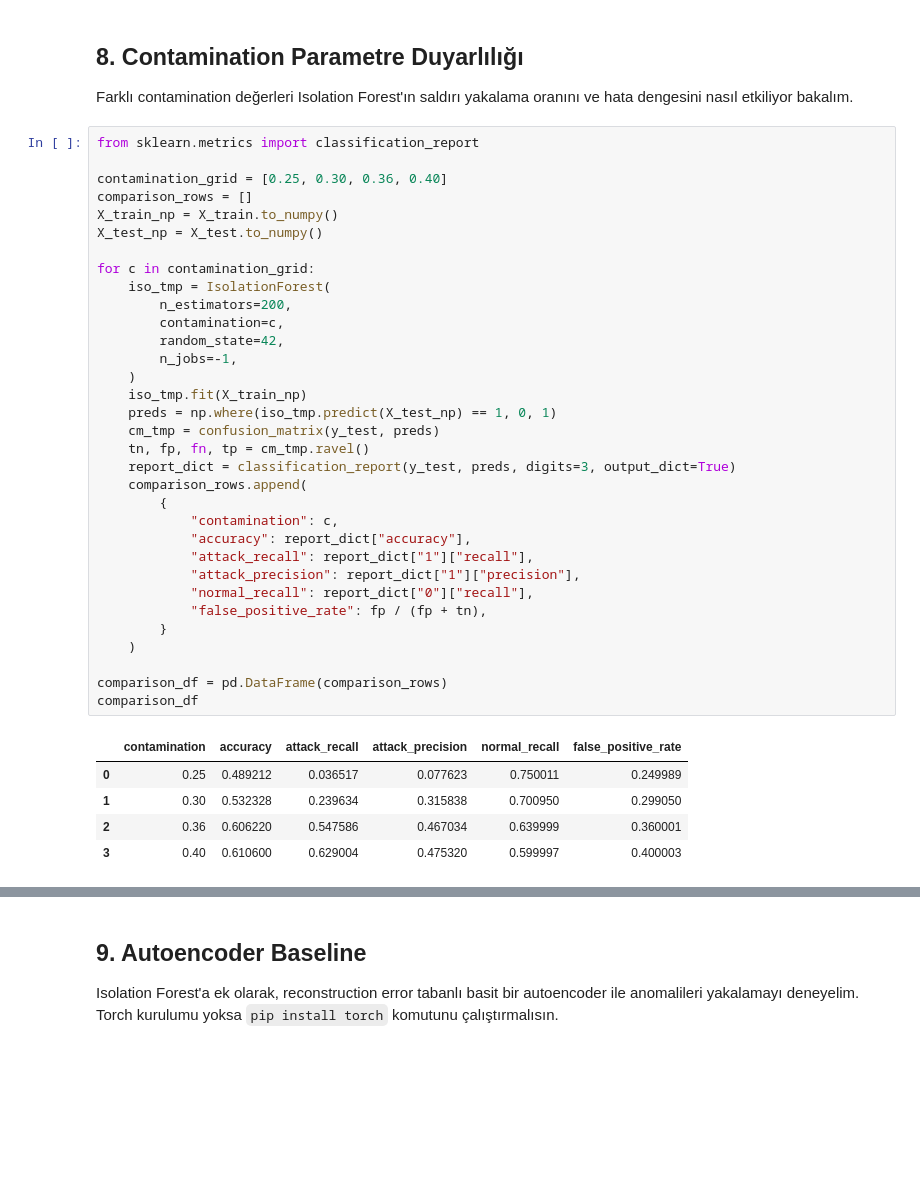
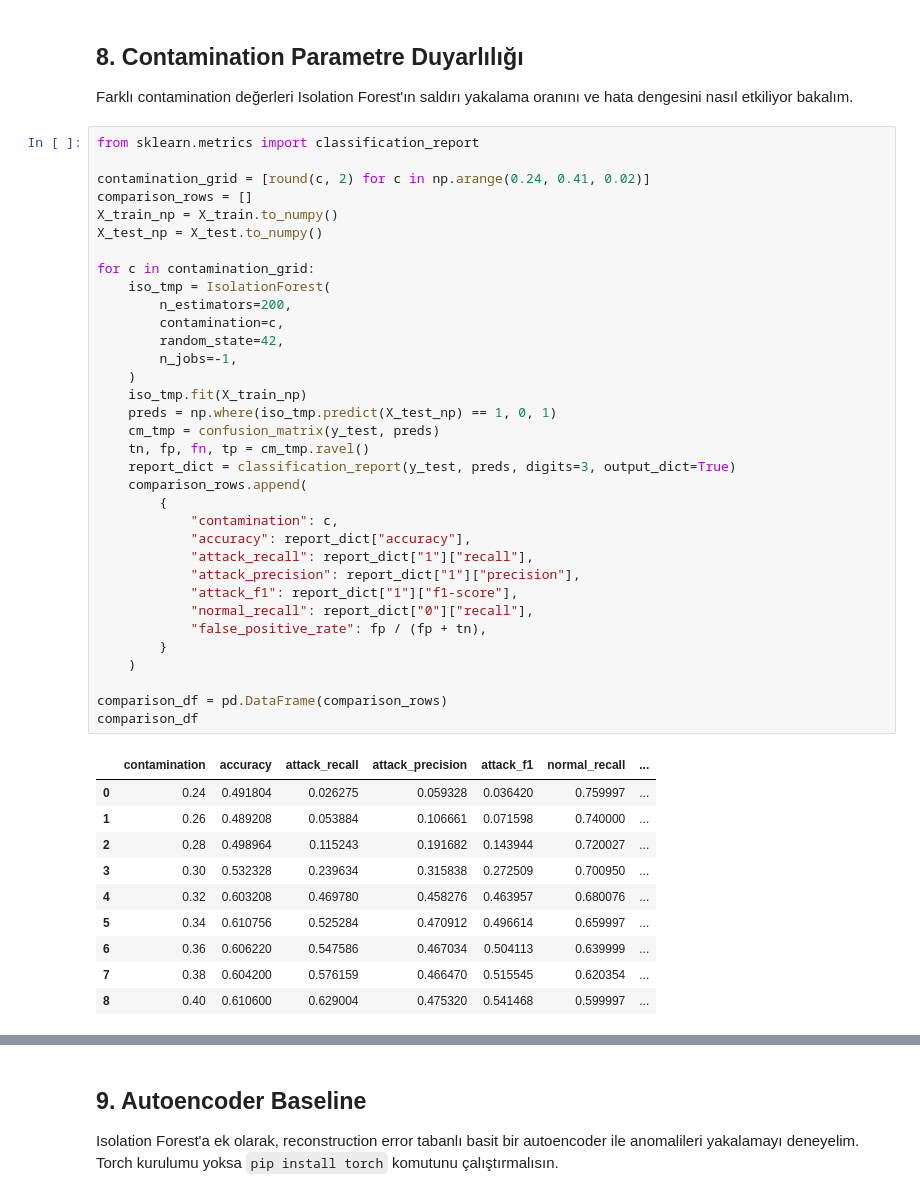
Before and after one commit to emirhantarlabasi/cs401-anomaly-detection, a Jupyter notebook: notebook/01_eda_overview.ipynb, the cells around one changed output, grey strips where cells are left out. Drawn from its saved outputs; the diff is of its cells as text; blank space fills up the shorter version.

```diff
--- a/notebook/01_eda_overview.ipynb
+++ b/notebook/01_eda_overview.ipynb
@@ -233,39 +233,45 @@ Farklı contamination değerleri Isolation Forest'ın saldırı yakalama oranın
 # %%
 from sklearn.metrics import classification_report
 
-contamination_grid = [0.25, 0.30, 0.36, 0.40]
+contamination_grid = [round(c, 2) for c in np.arange(0.24, 0.41, 0.02)]
 comparison_rows = []
 X_train_np = X_train.to_numpy()
 X_test_np = X_test.to_numpy()
 
 for c in contamination_grid:
     iso_tmp = IsolationForest(
         n_estimators=200,
         contamination=c,
         random_state=42,
         n_jobs=-1,
     )
     iso_tmp.fit(X_train_np)
     preds = np.where(iso_tmp.predict(X_test_np) == 1, 0, 1)
     cm_tmp = confusion_matrix(y_test, preds)
     tn, fp, fn, tp = cm_tmp.ravel()
     report_dict = classification_report(y_test, preds, digits=3, output_dict=True)
     comparison_rows.append(
         {
             "contamination": c,
             "accuracy": report_dict["accuracy"],
             "attack_recall": report_dict["1"]["recall"],
             "attack_precision": report_dict["1"]["precision"],
+            "attack_f1": report_dict["1"]["f1-score"],
             "normal_recall": report_dict["0"]["recall"],
             "false_positive_rate": fp / (fp + tn),
         }
     )
 
 comparison_df = pd.DataFrame(comparison_rows)
 comparison_df
 # %% [output]
-|  | contamination | accuracy | attack_recall | attack_precision | normal_recall | false_positive_rate |
-| 0 | 0.25 | 0.489212 | 0.036517 | 0.077623 | 0.750011 | 0.249989 |
-| 1 | 0.30 | 0.532328 | 0.239634 | 0.315838 | 0.700950 | 0.299050 |
-| 2 | 0.36 | 0.606220 | 0.547586 | 0.467034 | 0.639999 | 0.360001 |
-| 3 | 0.40 | 0.610600 | 0.629004 | 0.475320 | 0.599997 | 0.400003 |
+|  | contamination | accuracy | attack_recall | attack_precision | attack_f1 | normal_recall | ... |
+| 0 | 0.24 | 0.491804 | 0.026275 | 0.059328 | 0.036420 | 0.759997 | ... |
+| 1 | 0.26 | 0.489208 | 0.053884 | 0.106661 | 0.071598 | 0.740000 | ... |
+| 2 | 0.28 | 0.498964 | 0.115243 | 0.191682 | 0.143944 | 0.720027 | ... |
+| 3 | 0.30 | 0.532328 | 0.239634 | 0.315838 | 0.272509 | 0.700950 | ... |
+| 4 | 0.32 | 0.603208 | 0.469780 | 0.458276 | 0.463957 | 0.680076 | ... |
+| 5 | 0.34 | 0.610756 | 0.525284 | 0.470912 | 0.496614 | 0.659997 | ... |
+| 6 | 0.36 | 0.606220 | 0.547586 | 0.467034 | 0.504113 | 0.639999 | ... |
+| 7 | 0.38 | 0.604200 | 0.576159 | 0.466470 | 0.515545 | 0.620354 | ... |
+| 8 | 0.40 | 0.610600 | 0.629004 | 0.475320 | 0.541468 | 0.599997 | ... |
```
Also changed, not shown: parts of 8 cells of this notebook, 52 other files.
